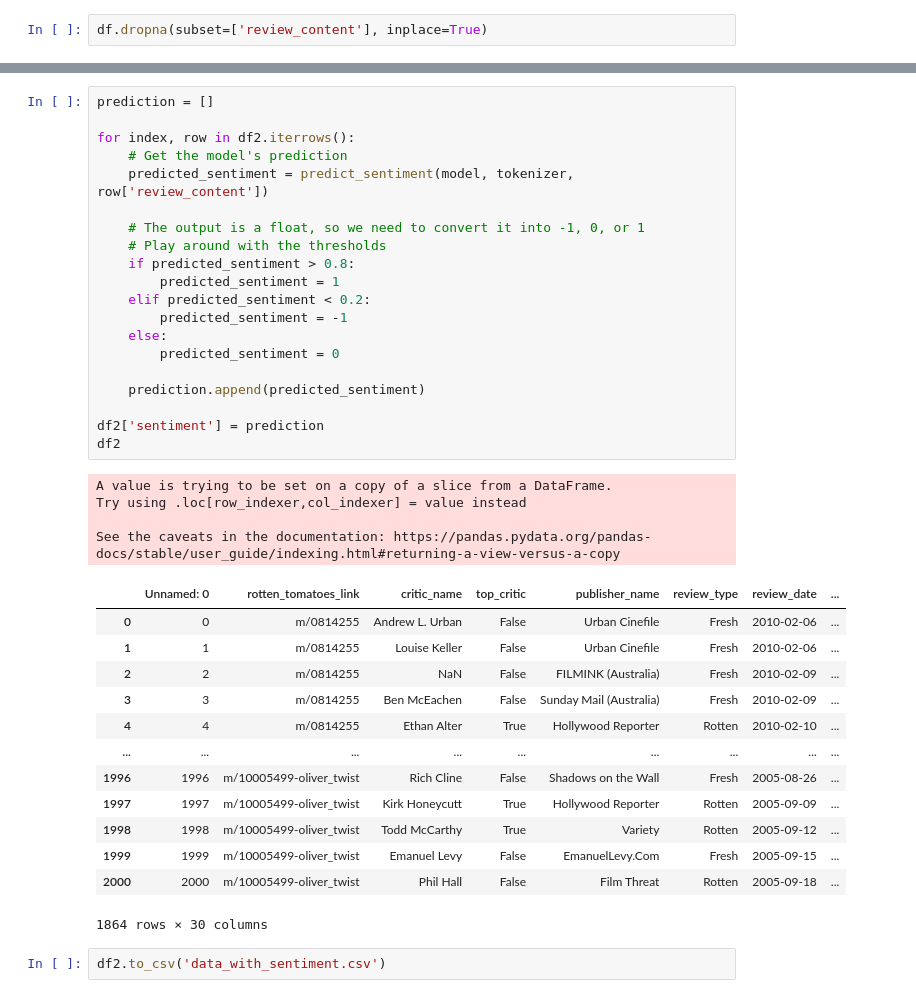
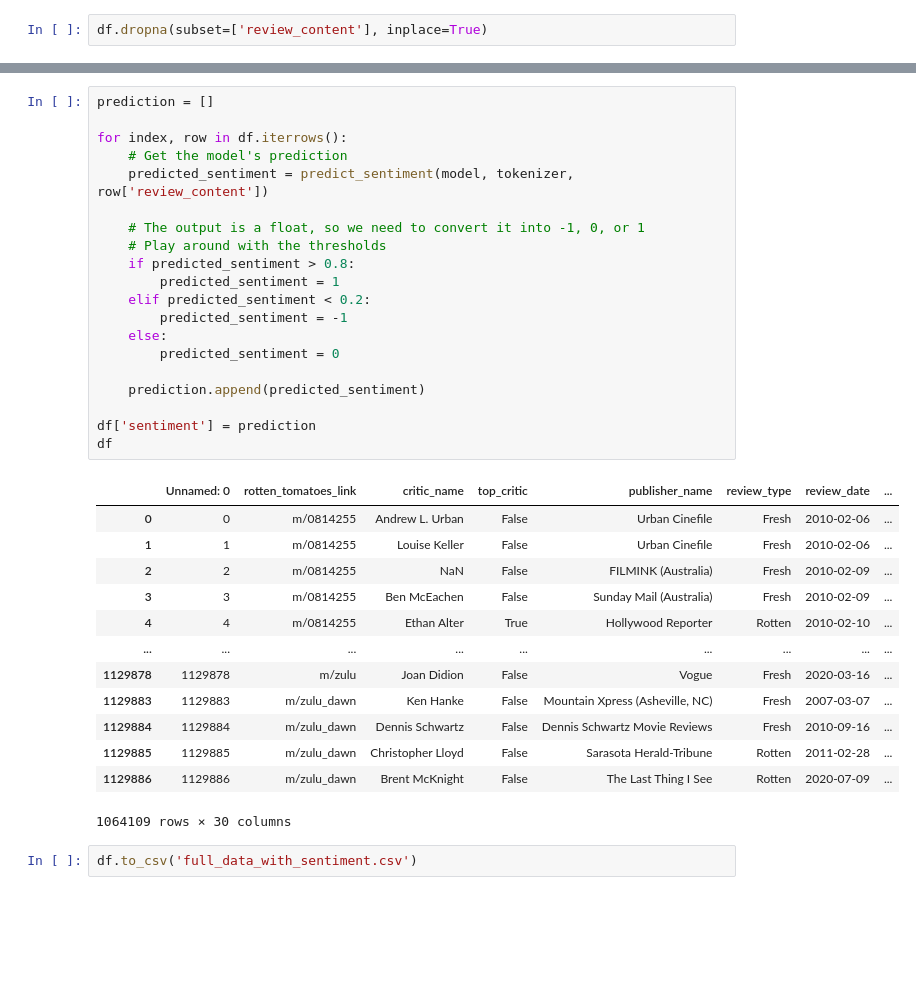
Before and after one commit to dng037/CZ4034, a Jupyter notebook: sentiment-analysis.ipynb, the cells around one changed output, grey strips where cells are left out. Saved outputs shown, nothing was run; the diff lists cells and outputs as text; blank space fills up the shorter version.

Commit message:
Kaggle Notebook | sentiment_analysis | Version 7

```diff
--- a/sentiment-analysis.ipynb
+++ b/sentiment-analysis.ipynb
@@ -173,40 +156,36 @@ df2
 # %%
 prediction = []
 
-for index, row in df2.iterrows():
+for index, row in df.iterrows():
     # Get the model's prediction
     predicted_sentiment = predict_sentiment(model, tokenizer, row['review_content'])
 
     # The output is a float, so we need to convert it into -1, 0, or 1
     # Play around with the thresholds
     if predicted_sentiment > 0.8:
         predicted_sentiment = 1
     elif predicted_sentiment < 0.2:
         predicted_sentiment = -1
     else:
         predicted_sentiment = 0
 
     prediction.append(predicted_sentiment)
 
-df2['sentiment'] = prediction
-df2
+df['sentiment'] = prediction
+df
 # %% [output]
+|  | Unnamed: 0 | rotten_tomatoes_link | critic_name | top_critic | publisher_name | review_type | review_date | ... |
+| 0 | 0 | m/0814255 | Andrew L. Urban | False | Urban Cinefile | Fresh | 2010-02-06 | ... |
+| 1 | 1 | m/0814255 | Louise Keller | False | Urban Cinefile | Fresh | 2010-02-06 | ... |
+| 2 | 2 | m/0814255 | NaN | False | FILMINK (Australia) | Fresh | 2010-02-09 | ... |
+| 3 | 3 | m/0814255 | Ben McEachen | False | Sunday Mail (Australia) | Fresh | 2010-02-09 | ... |
+| 4 | 4 | m/0814255 | Ethan Alter | True | Hollywood Reporter | Rotten | 2010-02-10 | ... |
+| ... | ... | ... | ... | ... | ... | ... | ... | ... |
+| 1129878 | 1129878 | m/zulu | Joan Didion | False | Vogue | Fresh | 2020-03-16 | ... |
+| 1129883 | 1129883 | m/zulu_dawn | Ken Hanke | False | Mountain Xpress (Asheville, NC) | Fresh | 2007-03-07 | ... |
+| 1129884 | 1129884 | m/zulu_dawn | Dennis Schwartz | False | Dennis Schwartz Movie Reviews | Fresh | 2010-09-16 | ... |
+| 1129885 | 1129885 | m/zulu_dawn | Christopher Lloyd | False | Sarasota Herald-Tribune | Rotten | 2011-02-28 | ... |
+| 1129886 | 1129886 | m/zulu_dawn | Brent McKnight | False | The Last Thing I See | Rotten | 2020-07-09 | ... |
-A value is trying to be set on a copy of a slice from a DataFrame.
-Try using .loc[row_indexer,col_indexer] = value instead
-
-See the caveats in the documentation: https://pandas.pydata.org/pandas-docs/stable/user_guide/indexing.html#returning-a-view-versus-a-copy
+1064109 rows × 30 columns
-|  | Unnamed: 0 | rotten_tomatoes_link | critic_name | top_critic | publisher_name | review_type | review_date | ... |
-| 0 | 0 | m/0814255 | Andrew L. Urban | False | Urban Cinefile | Fresh | 2010-02-06 | ... |
-| 1 | 1 | m/0814255 | Louise Keller | False | Urban Cinefile | Fresh | 2010-02-06 | ... |
-| 2 | 2 | m/0814255 | NaN | False | FILMINK (Australia) | Fresh | 2010-02-09 | ... |
-| 3 | 3 | m/0814255 | Ben McEachen | False | Sunday Mail (Australia) | Fresh | 2010-02-09 | ... |
-| 4 | 4 | m/0814255 | Ethan Alter | True | Hollywood Reporter | Rotten | 2010-02-10 | ... |
-| ... | ... | ... | ... | ... | ... | ... | ... | ... |
-| 1996 | 1996 | m/10005499-oliver_twist | Rich Cline | False | Shadows on the Wall | Fresh | 2005-08-26 | ... |
-| 1997 | 1997 | m/10005499-oliver_twist | Kirk Honeycutt | True | Hollywood Reporter | Rotten | 2005-09-09 | ... |
-| 1998 | 1998 | m/10005499-oliver_twist | Todd McCarthy | True | Variety | Rotten | 2005-09-12 | ... |
-| 1999 | 1999 | m/10005499-oliver_twist | Emanuel Levy | False | EmanuelLevy.Com | Fresh | 2005-09-15 | ... |
-| 2000 | 2000 | m/10005499-oliver_twist | Phil Hall | False | Film Threat | Rotten | 2005-09-18 | ... |
-1864 rows × 30 columns
 # %%
-df2.to_csv('data_with_sentiment.csv')
+df.to_csv('full_data_with_sentiment.csv')
```
Also changed, not shown: parts of 2 cells of this notebook.
